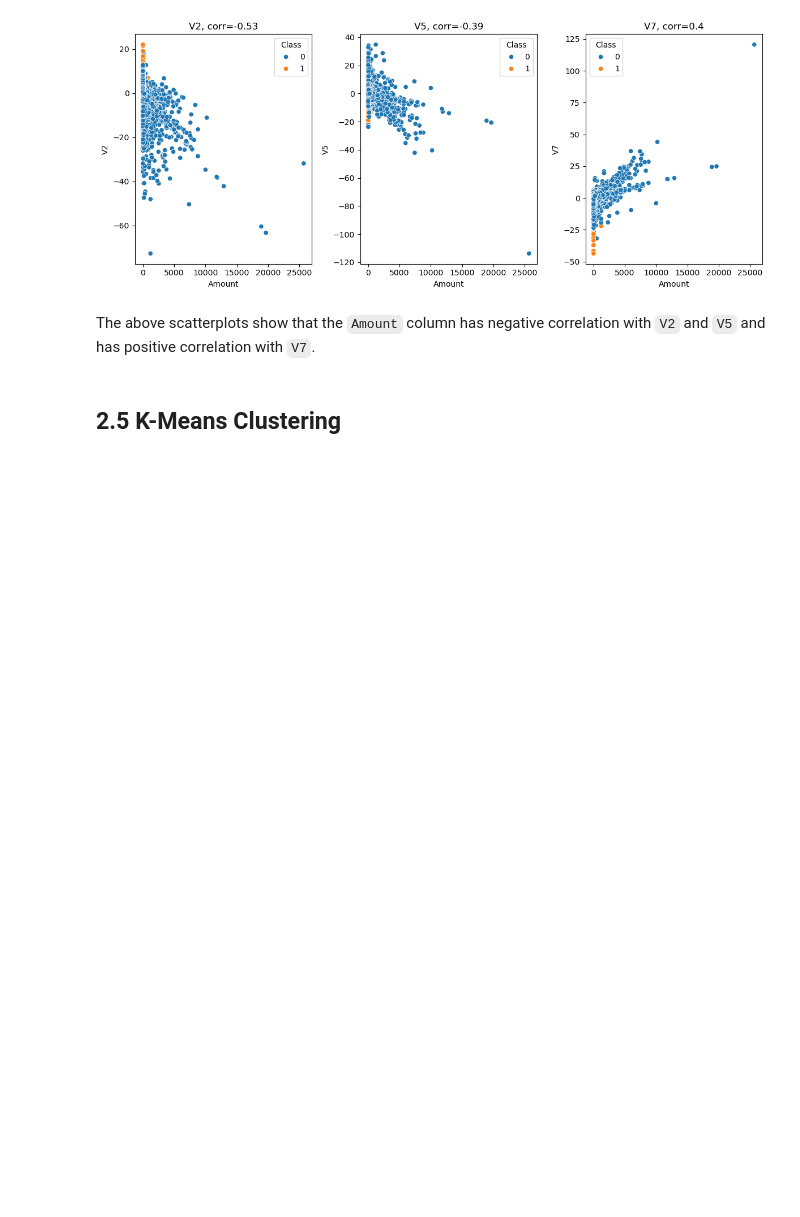
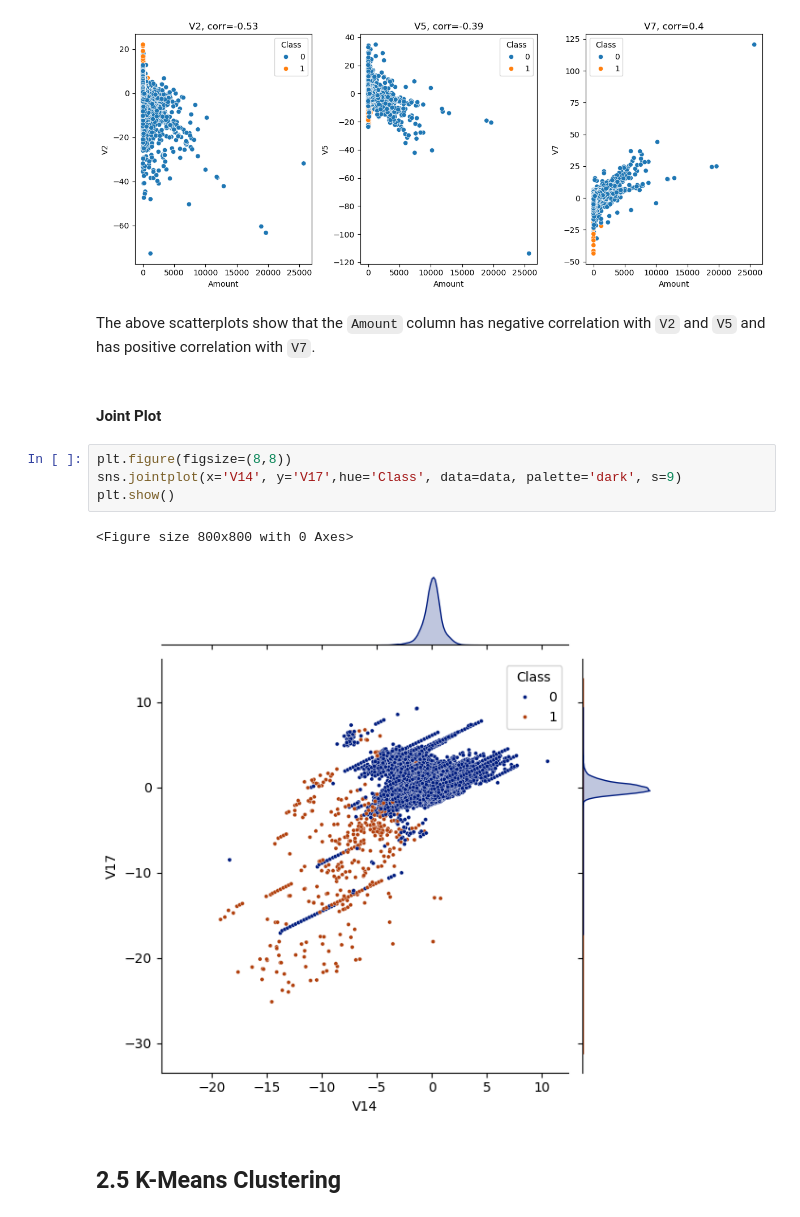
Before and after one commit to zxie9/Capstone-Project-Three, a Jupyter notebook: Notebooks/2. Data Wrangling and EDA.ipynb, the cells around one changed output. Drawn from its saved outputs; the diff is of its cells as text; blank space fills up the shorter version.

```diff
--- a/Notebooks/2. Data Wrangling and EDA.ipynb
+++ b/Notebooks/2. Data Wrangling and EDA.ipynb
@@ -302,6 +308,15 @@ plt.show()
 [figure]
 # %% [markdown]
 The above scatterplots show that the `Amount` column has negative correlation with `V2` and `V5` and has positive correlation with `V7`.
+# %% [markdown]
+#### Joint Plot
+# %%
+plt.figure(figsize=(8,8))
+sns.jointplot(x='V14', y='V17',hue='Class', data=data, palette='dark', s=9)
+plt.show()
+# %% [output]
+<Figure size 800x800 with 0 Axes>
+[figure, added]
 # %% [markdown]
 ## 2.5 K-Means Clustering<a id='2.5'></a>
 # %%
```
Also changed, not shown: parts of 11 cells of this notebook.
